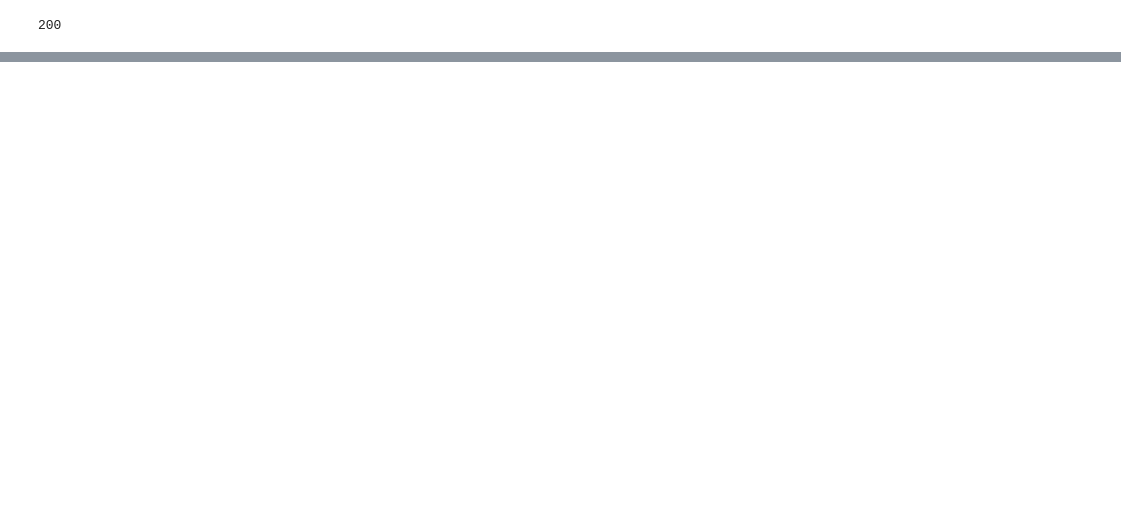
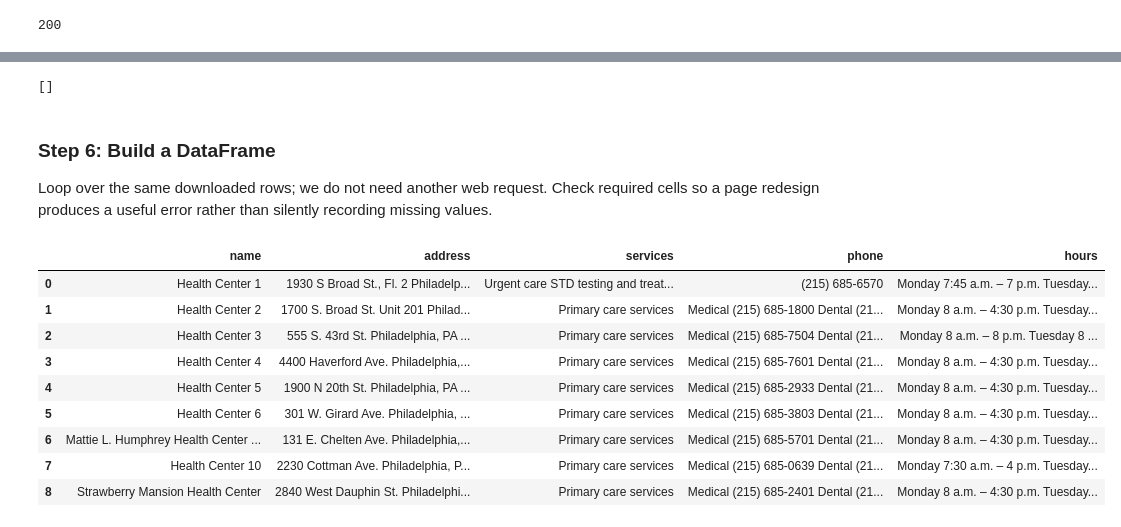
Before and after one commit to DOGZzl1xy/MUSA-5500-Geospatial-Data-Science-Python, a Jupyter notebook: public/labs/week-9-web-scraping/lecture-9A.ipynb, the cells around one changed output, grey strips where cells are left out. Cells and saved outputs as stored; diff of their text form; code cells hidden in the pictures; blank space fills up the shorter version.

```diff
--- a/public/labs/week-9-web-scraping/lecture-9A.ipynb
+++ b/public/labs/week-9-web-scraping/lecture-9A.ipynb
@@ -289,3 +280,11 @@ requests.models.Response
+# %%
+import requests
+import pandas as pd
+from bs4 import BeautifulSoup
+
+url = "https://www.phila.gov/services/mental-physical-health/city-health-centers/"
+r = requests.get(url, headers={"User-Agent": "Mozilla/5.0"}, timeout=30)
+r.raise_for_status()
 # %%
 r.status_code
 # %% [output]
@@ -594,0 +309,7 @@ scraped_df.sort_values("foodborne_count", ascending=False, ignore_index=True)
+# %%
+table = soup.select_one("table.dcf-table")
+if table is None:
+    raise ValueError("Health center table not found. Inspect the live page for HTML changes.")
+
+headers = [tag.get_text(" ", strip=True) for tag in table.select("thead th")]
+headers
@@ -594,0 +406,5 @@ scraped_df.sort_values("foodborne_count", ascending=False, ignore_index=True)
+# %%
+rows = table.select("tbody > tr")
+if not rows:
+    raise ValueError("No health center rows found. Check the live HTML and selector.")
+len(rows)
@@ -594,0 +458,41 @@ scraped_df.sort_values("foodborne_count", ascending=False, ignore_index=True)
+# %%
+phone_labels = row.select('td[data-label="Phone"] strong')
+[label.get_text(" ", strip=True) for label in phone_labels]
+# %% [output]
+[]
+# %% [markdown]
+### Step 6: Build a DataFrame
+
+Loop over the same downloaded rows; we do not need another web request. Check required cells so a page redesign produces a useful error rather than silently recording missing values.
+# %%
+data = []
+fields = {
+    "name": "Name",
+    "address": "Address",
+    "services": "Services",
+    "phone": "Phone",
+    "hours": "Hours",
+}
+
+for this_row in rows:
+    record = {}
+    for field, label in fields.items():
+        tag = this_row.select_one(f'td[data-label="{label}"]')
+        if tag is None:
+            raise ValueError(f"Missing {label} cell. Inspect the live table structure.")
+        record[field] = tag.get_text(" ", strip=True)
+    data.append(record)
+
+scraped_df = pd.DataFrame(data)
+scraped_df
+# %% [output]
+|  | name | address | services | phone | hours |
+| 0 | Health Center 1 | 1930 S Broad St., Fl. 2 Philadelp... | Urgent care STD testing and treat... | (215) 685-6570 | Monday 7:45 a.m. – 7 p.m. Tuesday... |
+| 1 | Health Center 2 | 1700 S. Broad St. Unit 201 Philad... | Primary care services | Medical (215) 685-1800 Dental (21... | Monday 8 a.m. – 4:30 p.m. Tuesday... |
+| 2 | Health Center 3 | 555 S. 43rd St. Philadelphia, PA ... | Primary care services | Medical (215) 685-7504 Dental (21... | Monday 8 a.m. – 8 p.m. Tuesday 8 ... |
+| 3 | Health Center 4 | 4400 Haverford Ave. Philadelphia,... | Primary care services | Medical (215) 685-7601 Dental (21... | Monday 8 a.m. – 4:30 p.m. Tuesday... |
+| 4 | Health Center 5 | 1900 N 20th St. Philadelphia, PA ... | Primary care services | Medical (215) 685-2933 Dental (21... | Monday 8 a.m. – 4:30 p.m. Tuesday... |
+| 5 | Health Center 6 | 301 W. Girard Ave. Philadelphia, ... | Primary care services | Medical (215) 685-3803 Dental (21... | Monday 8 a.m. – 4:30 p.m. Tuesday... |
+| 6 | Mattie L. Humphrey Health Center ... | 131 E. Chelten Ave. Philadelphia,... | Primary care services | Medical (215) 685-5701 Dental (21... | Monday 8 a.m. – 4:30 p.m. Tuesday... |
+| 7 | Health Center 10 | 2230 Cottman Ave. Philadelphia, P... | Primary care services | Medical (215) 685-0639 Dental (21... | Monday 7:30 a.m. – 4 p.m. Tuesday... |
+| 8 | Strawberry Mansion Health Center | 2840 West Dauphin St. Philadelphi... | Primary care services | Medical (215) 685-2401 Dental (21... | Monday 8 a.m. – 4:30 p.m. Tuesday... |
```
Also changed, not shown: parts of 76 cells of this notebook, 1 other file.
